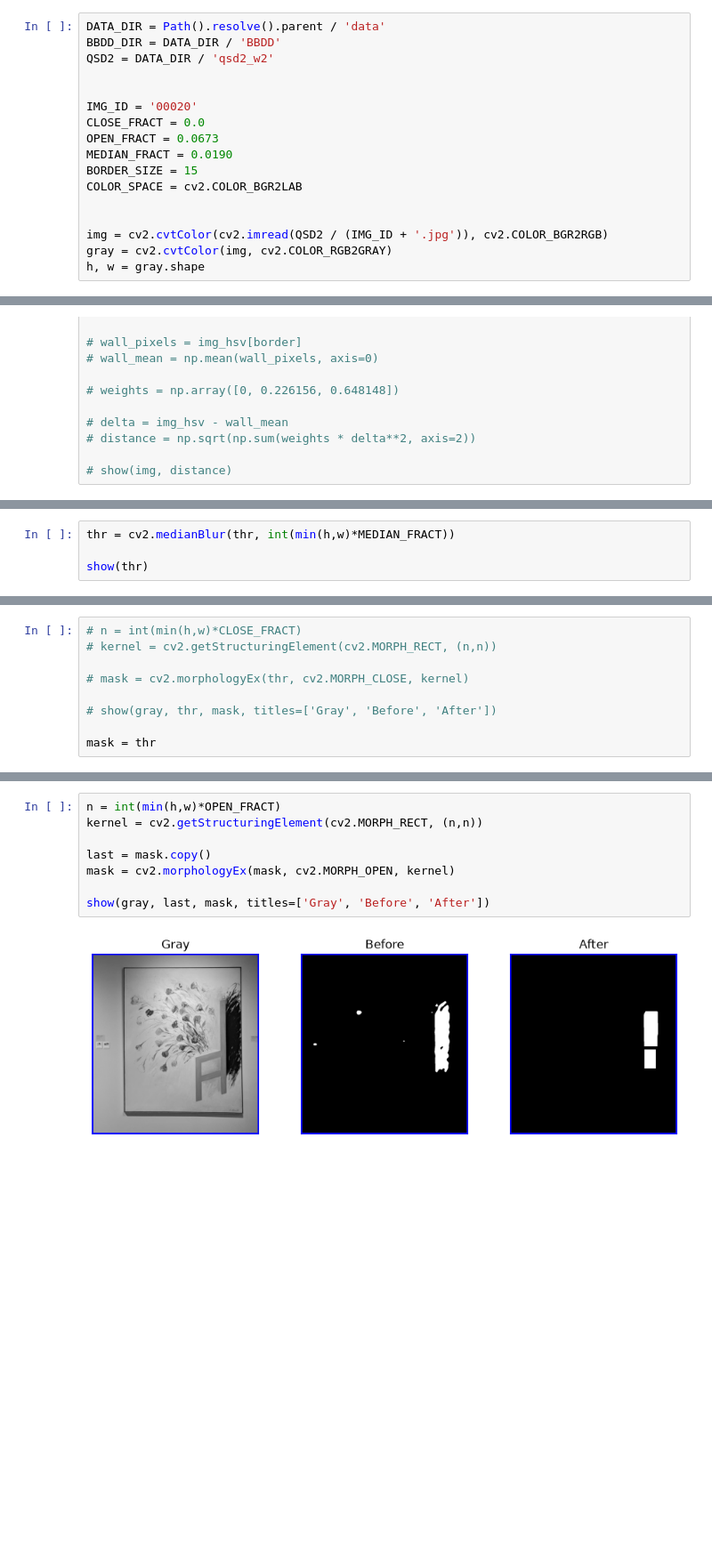
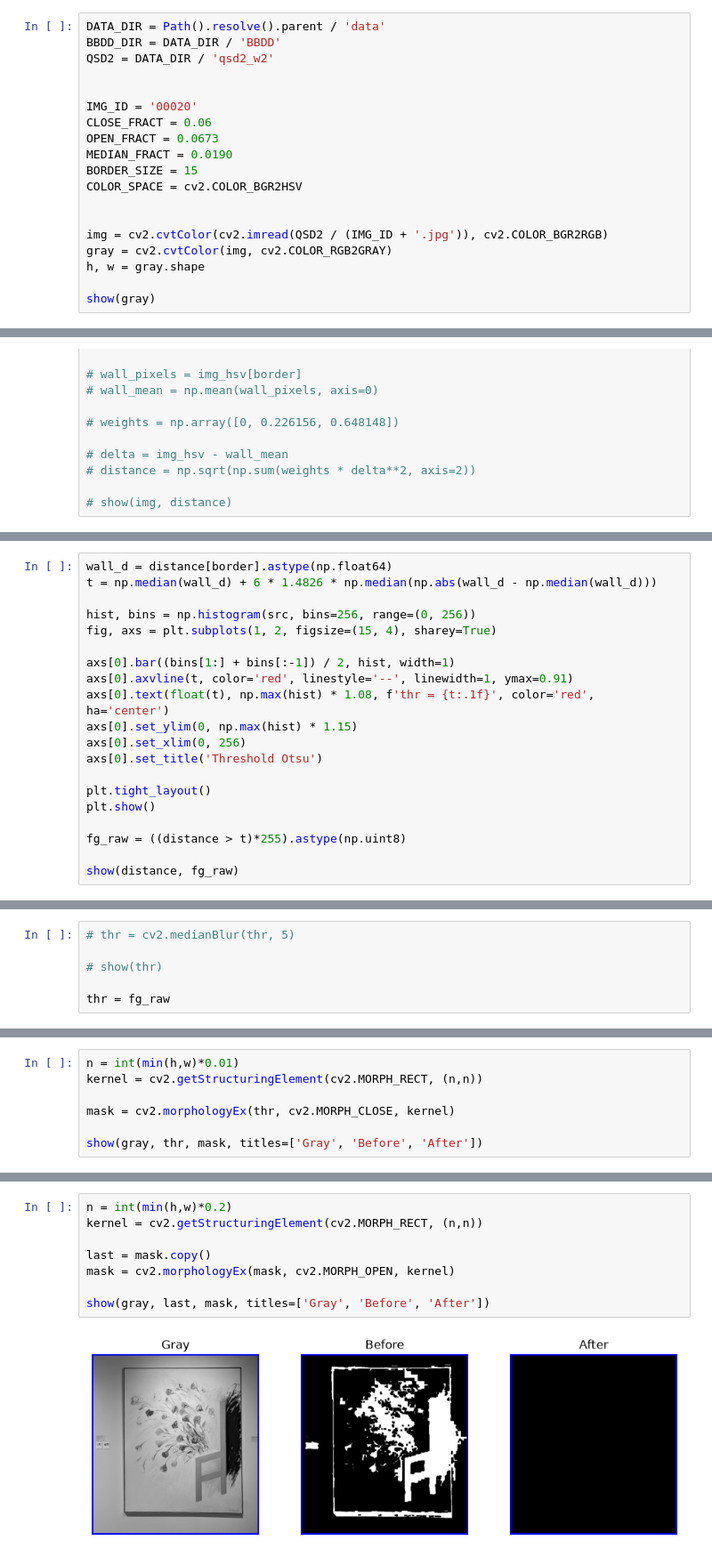
Before and after one commit to MCV-2026-C1-Project/Team6, a Jupyter notebook: w2/dist.ipynb, the cells around one changed output, grey strips where cells are left out. Shown at 89% size. Drawn from its saved outputs; the diff is of its cells as text; blank space fills up the shorter version.

```diff
--- a/w2/dist.ipynb
+++ b/w2/dist.ipynb
@@ -38,13 +38,15 @@ QSD2 = DATA_DIR / 'qsd2_w2'
 
 
 IMG_ID = '00020'
-CLOSE_FRACT = 0.0
+CLOSE_FRACT = 0.06
 OPEN_FRACT = 0.0673
 MEDIAN_FRACT = 0.0190
 BORDER_SIZE = 15
-COLOR_SPACE = cv2.COLOR_BGR2LAB
+COLOR_SPACE = cv2.COLOR_BGR2HSV
 
 
 img = cv2.cvtColor(cv2.imread(QSD2 / (IMG_ID + '.jpg')), cv2.COLOR_BGR2RGB)
 gray = cv2.cvtColor(img, cv2.COLOR_RGB2GRAY)
 h, w = gray.shape
+
+show(gray)
@@ -105,0 +191,20 @@ show(norm(distance))
+# %%
+wall_d = distance[border].astype(np.float64)
+t = np.median(wall_d) + 6 * 1.4826 * np.median(np.abs(wall_d - np.median(wall_d)))
+
+hist, bins = np.histogram(src, bins=256, range=(0, 256))
+fig, axs = plt.subplots(1, 2, figsize=(15, 4), sharey=True)
+
+axs[0].bar((bins[1:] + bins[:-1]) / 2, hist, width=1)
+axs[0].axvline(t, color='red', linestyle='--', linewidth=1, ymax=0.91)
+axs[0].text(float(t), np.max(hist) * 1.08, f'thr = {t:.1f}', color='red', ha='center')
+axs[0].set_ylim(0, np.max(hist) * 1.15)
+axs[0].set_xlim(0, 256)
+axs[0].set_title('Threshold Otsu')
+
+plt.tight_layout()
+plt.show()
+
+fg_raw = ((distance > t)*255).astype(np.uint8)
+
+show(distance, fg_raw)
@@ -112,4 +220,6 @@ show(distance, thr)
 # %%
-thr = cv2.medianBlur(thr, int(min(h,w)*MEDIAN_FRACT))
+# thr = cv2.medianBlur(thr, 5)
 
-show(thr)
+# show(thr)
+
+thr = fg_raw
@@ -118,9 +226,7 @@ show(thr)
 # %%
-# n = int(min(h,w)*CLOSE_FRACT)
-# kernel = cv2.getStructuringElement(cv2.MORPH_RECT, (n,n))
+n = int(min(h,w)*0.01)
+kernel = cv2.getStructuringElement(cv2.MORPH_RECT, (n,n))
 
-# mask = cv2.morphologyEx(thr, cv2.MORPH_CLOSE, kernel)
+mask = cv2.morphologyEx(thr, cv2.MORPH_CLOSE, kernel)
 
-# show(gray, thr, mask, titles=['Gray', 'Before', 'After'])
-
-mask = thr
+show(gray, thr, mask, titles=['Gray', 'Before', 'After'])
@@ -127,13 +237,13 @@ mask = thr
 # %%
-n = int(min(h,w)*OPEN_FRACT)
+n = int(min(h,w)*0.2)
 kernel = cv2.getStructuringElement(cv2.MORPH_RECT, (n,n))
 
 last = mask.copy()
 mask = cv2.morphologyEx(mask, cv2.MORPH_OPEN, kernel)
 
 show(gray, last, mask, titles=['Gray', 'Before', 'After'])
 # %% [output]
-[figure, old version]
+[figure, new version]
 # %%
 gt = cv2.imread(QSD2 / (IMG_ID+'.png'), cv2.IMREAD_GRAYSCALE)
 
```
Also changed, not shown: parts of 10 cells of this notebook, 36 other files.
